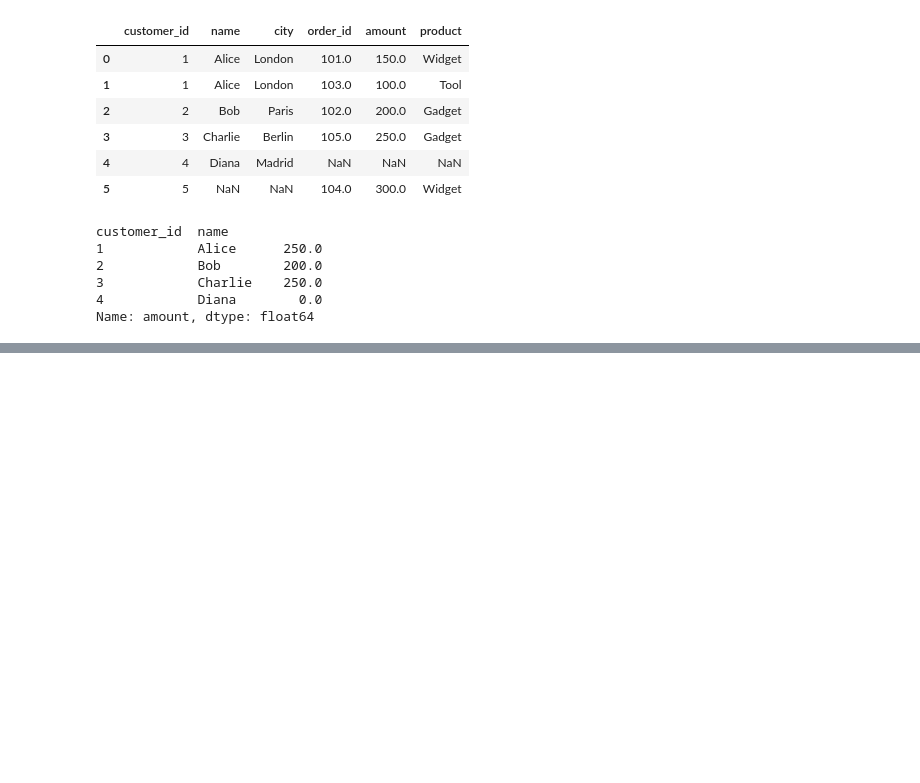
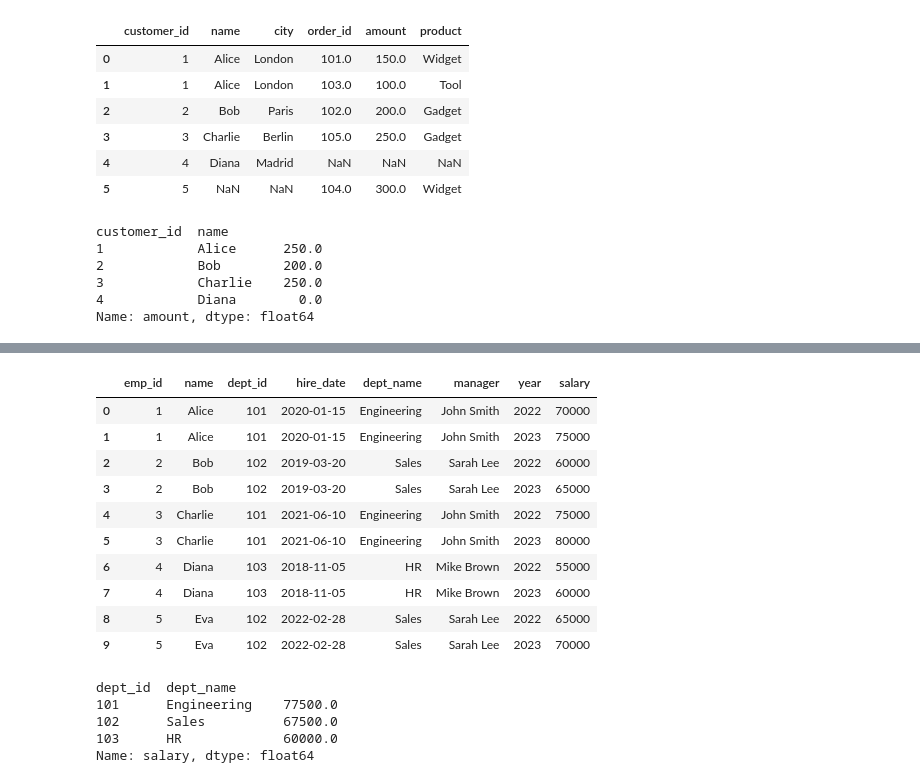
Before and after one commit to KEN-DATALABS/PROJECT-LIST, a Jupyter notebook: OneDrive/Documents/List Project/Project3.ipynb, the cells around one changed output, grey strips where cells are left out. Cells and saved outputs as stored; diff of their text form; code cells hidden in the pictures; blank space fills up the shorter version.

```diff
--- a/OneDrive/Documents/List Project/Project3.ipynb
+++ b/OneDrive/Documents/List Project/Project3.ipynb
@@ -817,0 +820,23 @@ Name: amount, dtype: float64
+# %%
+# Employee, department, and salary data
+employees = pd.DataFrame({
+    'emp_id': [1, 2, 3, 4, 5],
+    'name': ['Alice', 'Bob', 'Charlie', 'Diana', 'Eva'],
+    'dept_id': [101, 102, 101, 103, 102],
+    'hire_date': ['2020-01-15', '2019-03-20', '2021-06-10', '2018-11-05', '2022-02-28']
+})
+
+departments = pd.DataFrame({
+    'dept_id': [101, 102, 103, 104],
+    'dept_name': ['Engineering', 'Sales', 'HR', 'Marketing'],
+    'manager': ['John Smith', 'Sarah Lee', 'Mike Brown', 'Anna Wilson']
+})
+
+salaries = pd.DataFrame({
+    'emp_id': [1, 2, 3, 4, 5, 1, 2, 3, 4, 5],
+    'year': [2022, 2022, 2022, 2022, 2022, 2023, 2023, 2023, 2023, 2023],
+    'salary': [70000, 60000, 75000, 55000, 65000, 75000, 65000, 80000, 60000, 70000]
+})
+
+employee_directory = pd.merge(employees, departments, on = 'dept_id', how ='left')
+employee_directory
@@ -817,0 +850,24 @@ Name: amount, dtype: float64
+# %%
+salary_department = pd.merge(employee_directory, salaries, on= 'emp_id' )
+salary_department
+# %% [output]
+|  | emp_id | name | dept_id | hire_date | dept_name | manager | year | salary |
+| 0 | 1 | Alice | 101 | 2020-01-15 | Engineering | John Smith | 2022 | 70000 |
+| 1 | 1 | Alice | 101 | 2020-01-15 | Engineering | John Smith | 2023 | 75000 |
+| 2 | 2 | Bob | 102 | 2019-03-20 | Sales | Sarah Lee | 2022 | 60000 |
+| 3 | 2 | Bob | 102 | 2019-03-20 | Sales | Sarah Lee | 2023 | 65000 |
+| 4 | 3 | Charlie | 101 | 2021-06-10 | Engineering | John Smith | 2022 | 75000 |
+| 5 | 3 | Charlie | 101 | 2021-06-10 | Engineering | John Smith | 2023 | 80000 |
+| 6 | 4 | Diana | 103 | 2018-11-05 | HR | Mike Brown | 2022 | 55000 |
+| 7 | 4 | Diana | 103 | 2018-11-05 | HR | Mike Brown | 2023 | 60000 |
+| 8 | 5 | Eva | 102 | 2022-02-28 | Sales | Sarah Lee | 2022 | 65000 |
+| 9 | 5 | Eva | 102 | 2022-02-28 | Sales | Sarah Lee | 2023 | 70000 |
+# %%
+average_salary_by_dept = salary_department[salary_department['year']==2023].groupby(['dept_id','dept_name'])['salary'].mean()
+average_salary_by_dept
+# %% [output]
+dept_id  dept_name
+101      Engineering    77500.0
+102      Sales          67500.0
+103      HR             60000.0
+Name: salary, dtype: float64
```
Also changed, not shown: parts of 4 cells of this notebook.
